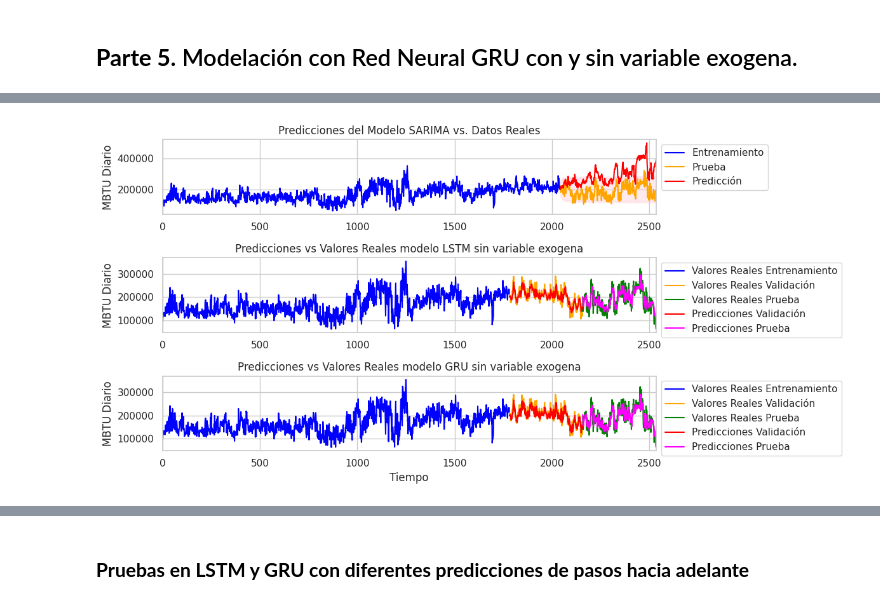
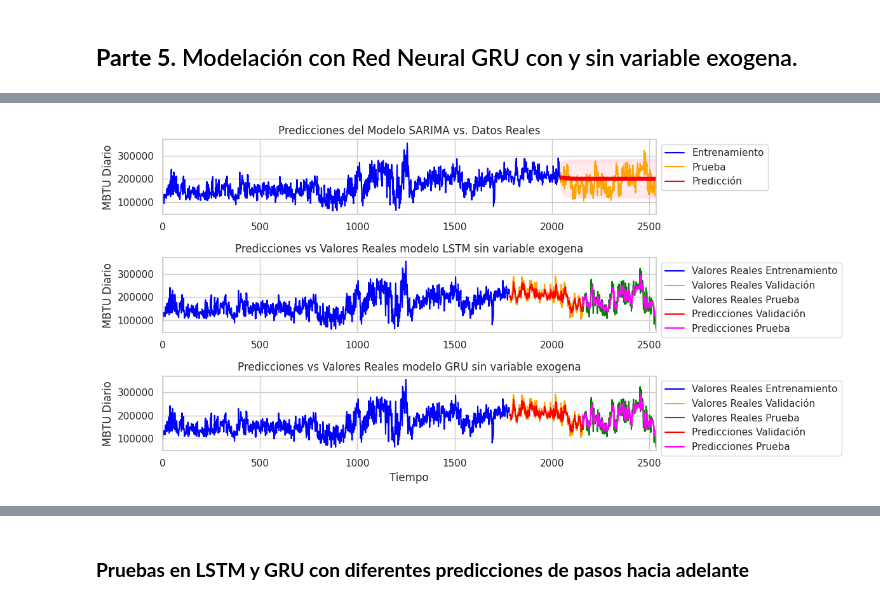
Before and after one commit to Jflorez05/Monografia_Especializacion, a Jupyter notebook: Monografia_Pred_Consumo_Gas_graficos.ipynb, the cells around one changed output, grey strips where cells are left out. Saved outputs shown, nothing was run; the diff lists cells and outputs as text; code cells hidden in the pictures.

```diff
--- a/Monografia_Pred_Consumo_Gas_graficos.ipynb
+++ b/Monografia_Pred_Consumo_Gas_graficos.ipynb
@@ -878,10 +883,10 @@ test_inverso = scaler_gas.inverse_transform(test['MBTU_daily'].values.reshape(-1
 pred_simple = results_simple.get_forecast(steps=len(test))
 pred_conf_simple = pred_simple.conf_int()
 
-predicciones_inversas = scaler_gas.inverse_transform(pred_simple.predicted_mean.values.reshape(-1, 1))
+predicciones_inversas_simple = scaler_gas.inverse_transform(pred_simple.predicted_mean.values.reshape(-1, 1))
 
 # Predicciones y valores reales
-predicciones = predicciones_inversas.flatten()
+predicciones = predicciones_inversas_simple.flatten()
 valores_reales = test_inverso.flatten()
 
 # Calcular las métricas
@@ -903,7 +908,7 @@ plt.plot(train_inverso, label='Entrenamiento', color='blue')
 plt.plot(pred_simple.predicted_mean.index, test_inverso, label='Prueba', color='orange')
 
 # Graficar predicciones
-plt.plot(pred_simple.predicted_mean.index, predicciones_inversas, label='Predicción', color='red')
+plt.plot(pred_simple.predicted_mean.index, predicciones_inversas_simple, label='Predicción', color='red')
 
 # Graficar intervalos de confianza
 plt.fill_between(pred_conf_simple.index,
@@ -1207,7 +1212,7 @@ axes[0].plot(train_inverso, label='Entrenamiento', color='blue')
 # Graficar datos de prueba
 axes[0].plot(pred_simple.predicted_mean.index, test_inverso, label='Prueba', color='orange')
 # Graficar predicciones
-axes[0].plot(pred_simple.predicted_mean.index, predicciones_inversas, label='Predicción', color='red')
+axes[0].plot(pred_simple.predicted_mean.index, predicciones_inversas_simple, label='Predicción', color='red')
 
 # Graficar intervalos de confianza
 axes[0].fill_between(pred_conf_simple.index,
@@ -1232,31 +1237,31 @@ axes[1].plot(time[train_len + val_len:], test_predict_inv_LSTM_ini, label='Predi
 
 # Configuración del primer gráfico
 axes[1].set_title('Predicciones vs Valores Reales modelo LSTM sin variable exogena')
 #axes[1].set_xlabel('Tiempo')
 axes[1].set_ylabel('MBTU Diario')
 axes[1].set_xlim(0, total_len)
 axes[1].legend(loc='upper left', bbox_to_anchor=(1.0, 1.0))
 #axes[1].legend()
 
 # 2do gráfico: (Ejemplo, podría ser similar al primero o diferente)
 axes[2].plot(time[:train_len], y_train_inv, label='Valores Reales Entrenamiento', color='blue')
 axes[2].plot(time[train_len:train_len + val_len], y_val_inv, label='Valores Reales Validación', color='orange')
 axes[2].plot(time[train_len + val_len:], y_test_inv, label='Valores Reales Prueba', color='green')
 axes[2].plot(time[train_len:train_len + val_len], val_predict_GRU_ini, label='Predicciones Validación', color='red')
 axes[2].plot(time[train_len + val_len:], test_predict_GRU_ini, label='Predicciones Prueba', color='magenta')
 
 # Configuración del segundo gráfico
 axes[2].set_title('Predicciones vs Valores Reales modelo GRU sin variable exogena')
 axes[2].set_xlabel('Tiempo')
 axes[2].set_ylabel('MBTU Diario')
 axes[2].set_xlim(0, total_len)
 #Ajustar leyenda en la parte izquierda
 axes[2].legend(loc='upper left', bbox_to_anchor=(1.0, 1.0))
 #axes[2].legend()
 
 # Ajustar el espaciado entre los subgráficos
 plt.tight_layout()
 # Mostrar la figura combinada
 plt.show()
 # %% [output]
-[figure, old version]
+[figure, new version]
```
Also changed, not shown: parts of 14 cells of this notebook.
